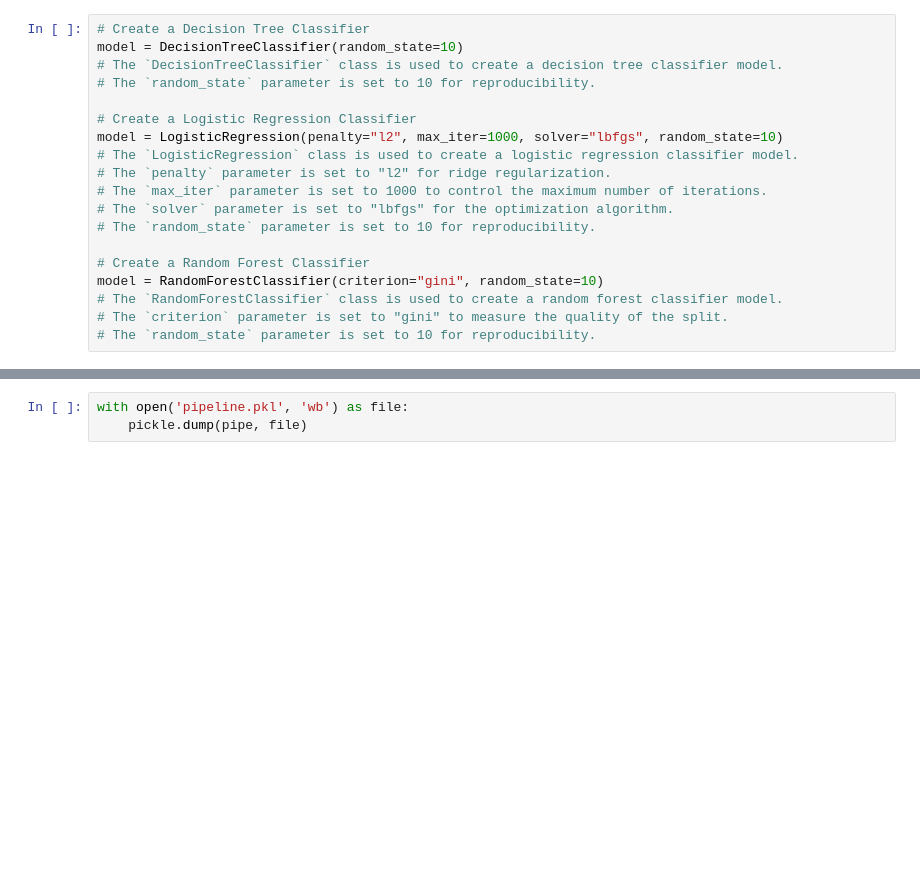
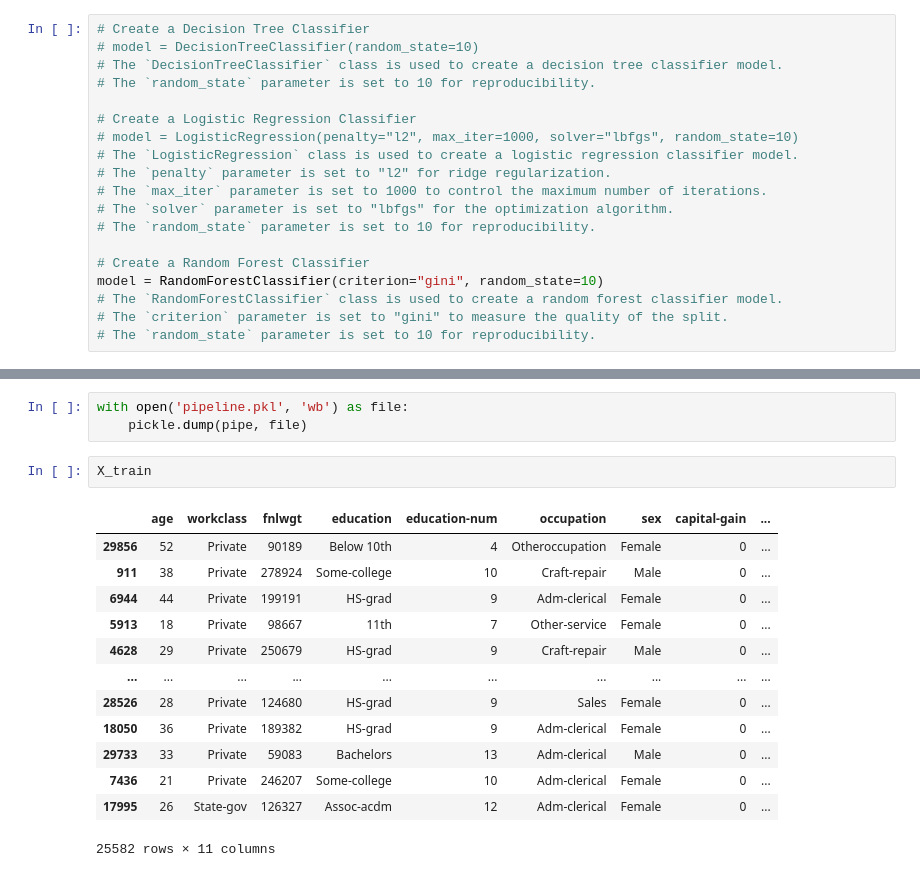
Before and after one commit to talok724/Ineuron-Projects, a Jupyter notebook: Final Adult Salary Binary Classification.ipynb, the cells around one changed output, grey strips where cells are left out. Saved outputs shown, nothing was run; the diff lists cells and outputs as text; blank space fills up the shorter version.

```diff
--- a/Final Adult Salary Binary Classification.ipynb
+++ b/Final Adult Salary Binary Classification.ipynb
@@ -452,12 +452,12 @@ mm = ColumnTransformer([
 fs = SelectKBest(score_func=chi2, k="all")
 # %%
 # Create a Decision Tree Classifier
-model = DecisionTreeClassifier(random_state=10)
+# model = DecisionTreeClassifier(random_state=10)
 # The `DecisionTreeClassifier` class is used to create a decision tree classifier model.
 # The `random_state` parameter is set to 10 for reproducibility.
 
 # Create a Logistic Regression Classifier
-model = LogisticRegression(penalty="l2", max_iter=1000, solver="lbfgs", random_state=10)
+# model = LogisticRegression(penalty="l2", max_iter=1000, solver="lbfgs", random_state=10)
 # The `LogisticRegression` class is used to create a logistic regression classifier model.
 # The `penalty` parameter is set to "l2" for ridge regularization.
 # The `max_iter` parameter is set to 1000 to control the maximum number of iterations.
@@ -531,3 +531,19 @@ plt.show()
 # %%
 with open('pipeline.pkl', 'wb') as file:
     pickle.dump(pipe, file)
+# %%
+X_train
+# %% [output]
+|  | age | workclass | fnlwgt | education | education-num | occupation | sex | capital-gain | ... |
+| 29856 | 52 | Private | 90189 | Below 10th | 4 | Otheroccupation | Female | 0 | ... |
+| 911 | 38 | Private | 278924 | Some-college | 10 | Craft-repair | Male | 0 | ... |
+| 6944 | 44 | Private | 199191 | HS-grad | 9 | Adm-clerical | Female | 0 | ... |
+| 5913 | 18 | Private | 98667 | 11th | 7 | Other-service | Female | 0 | ... |
+| 4628 | 29 | Private | 250679 | HS-grad | 9 | Craft-repair | Male | 0 | ... |
+| ... | ... | ... | ... | ... | ... | ... | ... | ... | ... |
+| 28526 | 28 | Private | 124680 | HS-grad | 9 | Sales | Female | 0 | ... |
+| 18050 | 36 | Private | 189382 | HS-grad | 9 | Adm-clerical | Female | 0 | ... |
+| 29733 | 33 | Private | 59083 | Bachelors | 13 | Adm-clerical | Male | 0 | ... |
+| 7436 | 21 | Private | 246207 | Some-college | 10 | Adm-clerical | Female | 0 | ... |
+| 17995 | 26 | State-gov | 126327 | Assoc-acdm | 12 | Adm-clerical | Female | 0 | ... |
+25582 rows × 11 columns
```
Also changed, not shown: parts of 4 cells of this notebook, 5 other files.
